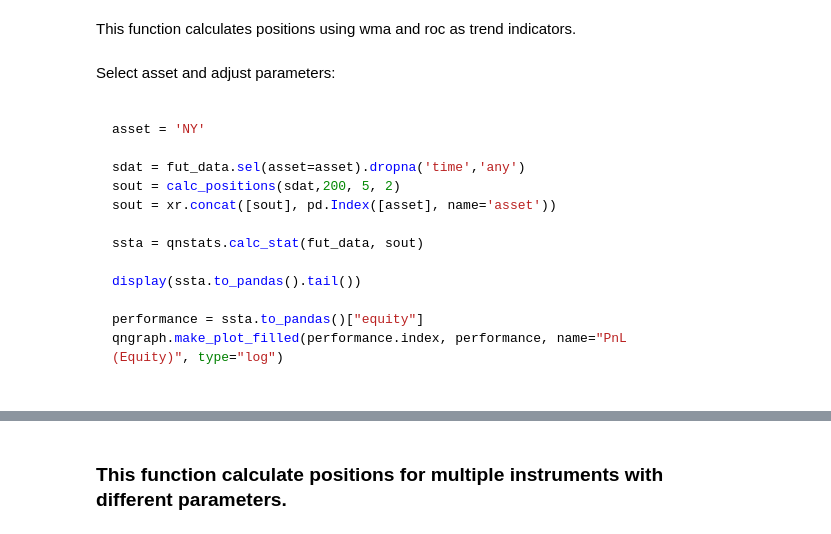
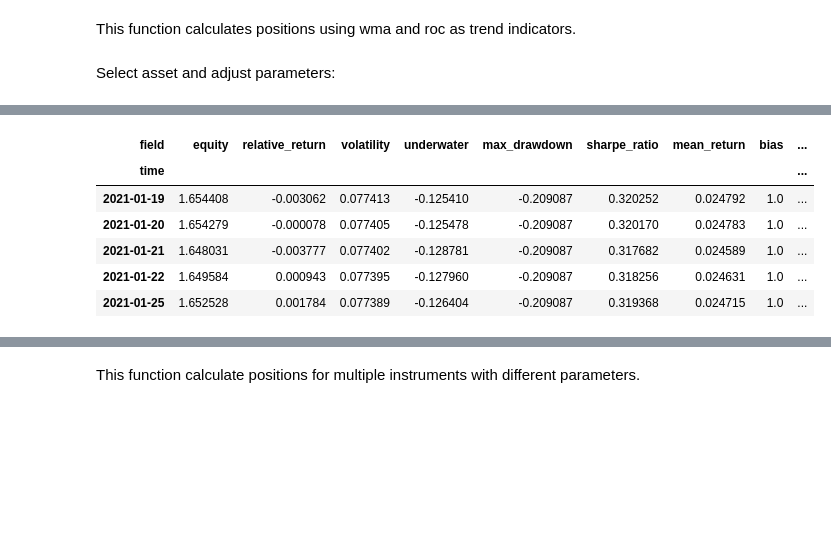
Before and after one commit to quantiacs/documentation, a Jupyter notebook: en/source/examples/futures_trend_following_with_custom_args.ipynb, the cells around one changed output, grey strips where cells are left out. Drawn from its saved outputs; the diff is of its cells as text; code cells hidden in the pictures; blank space fills up the shorter version.

````diff
--- a/en/source/examples/futures_trend_following_with_custom_args.ipynb
+++ b/en/source/examples/futures_trend_following_with_custom_args.ipynb
@@ -26,7 +25,5 @@ Suppose we want to download the data for the last 4 years. One can use the follo
 # %%
-fut_data = qndata.futures.load_data(tail = dt.timedelta(days = 16*365),
-                        dims = ("time", "field", "asset"),
-                        forward_order = True)
+fut_data = qndata.futures.load_data(tail = 20*365)
 # The complete list
 fut_data.asset
 # %% [output]
@@ -97,22 +97,19 @@ def calc_positions(futures, ma_periods, roc_periods, sideways_threshold):
     position = position.ffill('time').fillna(0)
 
     return position
-# %% [markdown]
-Select asset and adjust parameters:
-
-```python
-
-asset = 'NY'
-
-sdat = fut_data.sel(asset=asset).dropna('time','any')
-sout = calc_positions(sdat,200, 5, 2)
-sout = xr.concat([sout], pd.Index([asset], name='asset'))
-
-ssta = qnstats.calc_stat(fut_data, sout)
-
-display(ssta.to_pandas().tail())
-
-performance = ssta.to_pandas()["equity"]
-qngraph.make_plot_filled(performance.index, performance, name="PnL (Equity)", type="log")
-
-```
+# %% [markdown]
+Select asset and adjust parameters:
+# %%
+asset = 'F_DX' ###
+
+sdat = fut_data.sel(asset=asset).dropna('time','any')
+sout = calc_positions(sdat, 40, 6, 1)
+sout = xr.concat([sout], pd.Index([asset], name='asset'))
+
+ssta = qnstats.calc_stat(fut_data, sout)
+
+display(ssta.to_pandas().tail())
+
+performance = ssta.to_pandas()["equity"]
+qngraph.make_plot_filled(performance.index, performance, name="PnL (Equity)", type="log")
+# %% [output]
@@ -118,0 +117,7 @@ qngraph.make_plot_filled(performance.index, performance, name="PnL (Equity)", ty
+| field | equity | relative_return | volatility | underwater | max_drawdown | sharpe_ratio | mean_return | bias | ... |
+| time |  |  |  |  |  |  |  |  | ... |
+| 2021-01-19 | 1.654408 | -0.003062 | 0.077413 | -0.125410 | -0.209087 | 0.320252 | 0.024792 | 1.0 | ... |
+| 2021-01-20 | 1.654279 | -0.000078 | 0.077405 | -0.125478 | -0.209087 | 0.320170 | 0.024783 | 1.0 | ... |
+| 2021-01-21 | 1.648031 | -0.003777 | 0.077402 | -0.128781 | -0.209087 | 0.317682 | 0.024589 | 1.0 | ... |
+| 2021-01-22 | 1.649584 | 0.000943 | 0.077395 | -0.127960 | -0.209087 | 0.318256 | 0.024631 | 1.0 | ... |
+| 2021-01-25 | 1.652528 | 0.001784 | 0.077389 | -0.126404 | -0.209087 | 0.319368 | 0.024715 | 1.0 | ... |
@@ -119,5 +125,5 @@ qngraph.make_plot_filled(performance.index, performance, name="PnL (Equity)", ty
 # %% [markdown]
-### This function calculate positions for multiple instruments with different parameters.
+This function calculate positions for multiple instruments with different parameters.
 # %%
 def calc_output_all(data, params):
     positions = data.sel(field='close').copy(True)
````
Also changed, not shown: parts of 17 cells of this notebook, 5 other files.
